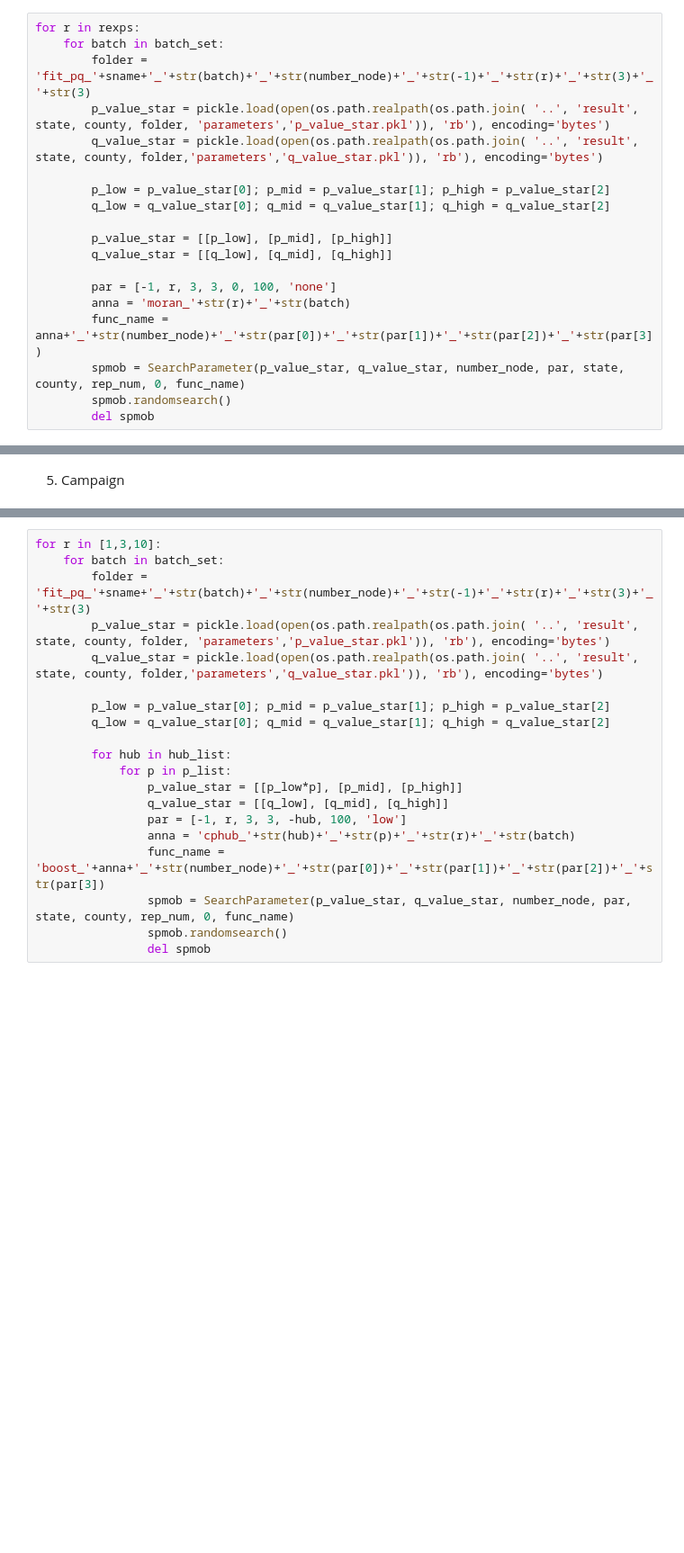
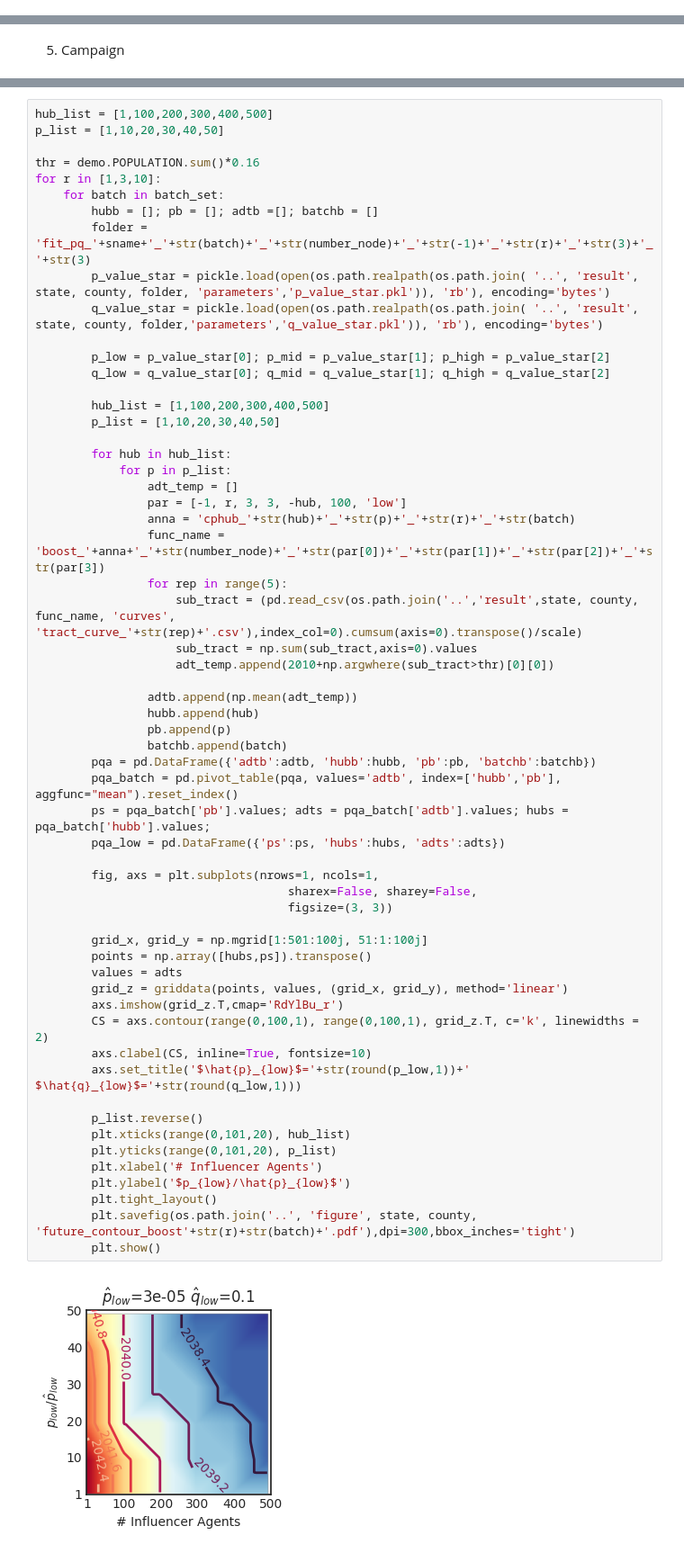
Before and after one commit to humnetlab/Planning-the-Electric-Vehicle-Transition-by-Integrating-Spatial-Information-and-Social-Networks, a Jupyter notebook: model/CaseStudyLA.ipynb, the cells around one changed output, grey strips where cells are left out. Shown at 90% size. Drawn from its saved outputs; the diff is of its cells as text; blank space fills up the shorter version.

```diff
--- a/model/CaseStudyLA.ipynb
+++ b/model/CaseStudyLA.ipynb
@@ -271,22 +263,3 @@ plt.savefig(os.path.join('..', 'figure', state, county, 'future_scatter_moran.pd
 [figure]
 # %% [markdown]
 4. Adoption Curve
-# %%
-for r in rexps:
-    for batch in batch_set:
-        folder = 'fit_pq_'+sname+'_'+str(batch)+'_'+str(number_node)+'_'+str(-1)+'_'+str(r)+'_'+str(3)+'_'+str(3)
-        p_value_star = pickle.load(open(os.path.realpath(os.path.join( '..', 'result', state, county, folder, 'parameters','p_value_star.pkl')), 'rb'), encoding='bytes')
-        q_value_star = pickle.load(open(os.path.realpath(os.path.join( '..', 'result', state, county, folder,'parameters','q_value_star.pkl')), 'rb'), encoding='bytes')
-
-        p_low = p_value_star[0]; p_mid = p_value_star[1]; p_high = p_value_star[2]
-        q_low = q_value_star[0]; q_mid = q_value_star[1]; q_high = q_value_star[2]
-
-        p_value_star = [[p_low], [p_mid], [p_high]]
-        q_value_star = [[q_low], [q_mid], [q_high]]
-
-        par = [-1, r, 3, 3, 0, 100, 'none']
-        anna = 'moran_'+str(r)+'_'+str(batch)
-        func_name = anna+'_'+str(number_node)+'_'+str(par[0])+'_'+str(par[1])+'_'+str(par[2])+'_'+str(par[3])
-        spmob = SearchParameter(p_value_star, q_value_star, number_node, par, state, county, rep_num, 0, func_name)
-        spmob.randomsearch()
-        del spmob
@@ -475,20 +509,61 @@ p_list = [1,10,20,30,40,50]
 # %%
+hub_list = [1,100,200,300,400,500]
+p_list = [1,10,20,30,40,50]
+
+thr = demo.POPULATION.sum()*0.16
 for r in [1,3,10]:
     for batch in batch_set:
+        hubb = []; pb = []; adtb =[]; batchb = []
         folder = 'fit_pq_'+sname+'_'+str(batch)+'_'+str(number_node)+'_'+str(-1)+'_'+str(r)+'_'+str(3)+'_'+str(3)
         p_value_star = pickle.load(open(os.path.realpath(os.path.join( '..', 'result', state, county, folder, 'parameters','p_value_star.pkl')), 'rb'), encoding='bytes')
         q_value_star = pickle.load(open(os.path.realpath(os.path.join( '..', 'result', state, county, folder,'parameters','q_value_star.pkl')), 'rb'), encoding='bytes')
 
         p_low = p_value_star[0]; p_mid = p_value_star[1]; p_high = p_value_star[2]
         q_low = q_value_star[0]; q_mid = q_value_star[1]; q_high = q_value_star[2]
 
+        hub_list = [1,100,200,300,400,500]
+        p_list = [1,10,20,30,40,50]
+
         for hub in hub_list:
             for p in p_list:
-                p_value_star = [[p_low*p], [p_mid], [p_high]]
-                q_value_star = [[q_low], [q_mid], [q_high]]
+                adt_temp = []
                 par = [-1, r, 3, 3, -hub, 100, 'low']
                 anna = 'cphub_'+str(hub)+'_'+str(p)+'_'+str(r)+'_'+str(batch)
                 func_name = 'boost_'+anna+'_'+str(number_node)+'_'+str(par[0])+'_'+str(par[1])+'_'+str(par[2])+'_'+str(par[3])
-                spmob = SearchParameter(p_value_star, q_value_star, number_node, par, state, county, rep_num, 0, func_name)
-                spmob.randomsearch()
-                del spmob
+                for rep in range(5):
+                    sub_tract = (pd.read_csv(os.path.join('..','result',state, county, func_name, 'curves', 'tract_curve_'+str(rep)+'.csv'),index_col=0).cumsum(axis=0).transpose()/scale)
+                    sub_tract = np.sum(sub_tract,axis=0).values
+                    adt_temp.append(2010+np.argwhere(sub_tract>thr)[0][0])
+
+                adtb.append(np.mean(adt_temp))
+                hubb.append(hub)
+                pb.append(p)
+                batchb.append(batch)
+        pqa = pd.DataFrame({'adtb':adtb, 'hubb':hubb, 'pb':pb, 'batchb':batchb})
+        pqa_batch = pd.pivot_table(pqa, values='adtb', index=['hubb','pb'], aggfunc="mean").reset_index()
+        ps = pqa_batch['pb'].values; adts = pqa_batch['adtb'].values; hubs = pqa_batch['hubb'].values;
+        pqa_low = pd.DataFrame({'ps':ps, 'hubs':hubs, 'adts':adts})
+
+        fig, axs = plt.subplots(nrows=1, ncols=1,
+                                    sharex=False, sharey=False,
+                                    figsize=(3, 3))
+
+        grid_x, grid_y = np.mgrid[1:501:100j, 51:1:100j]
+        points = np.array([hubs,ps]).transpose()
+        values = adts
+        grid_z = griddata(points, values, (grid_x, grid_y), method='linear')
+        axs.imshow(grid_z.T,cmap='RdYlBu_r')
+        CS = axs.contour(range(0,100,1), range(0,100,1), grid_z.T, c='k', linewidths = 2)
+        axs.clabel(CS, inline=True, fontsize=10)
+        axs.set_title('$\hat{p}_{low}$='+str(round(p_low,1))+' $\hat{q}_{low}$='+str(round(q_low,1)))
+
+        p_list.reverse()
+        plt.xticks(range(0,101,20), hub_list)
+        plt.yticks(range(0,101,20), p_list)
+        plt.xlabel('# Influencer Agents')
+        plt.ylabel('$p_{low}/\hat{p}_{low}$')
+        plt.tight_layout()
+        plt.savefig(os.path.join('..', 'figure', state, county, 'future_contour_boost'+str(r)+str(batch)+'.pdf'),dpi=300,bbox_inches='tight')
+        plt.show()
+# %% [output]
+[figure, added]
```
Also changed, not shown: parts of 11 cells of this notebook, 16 other files.
